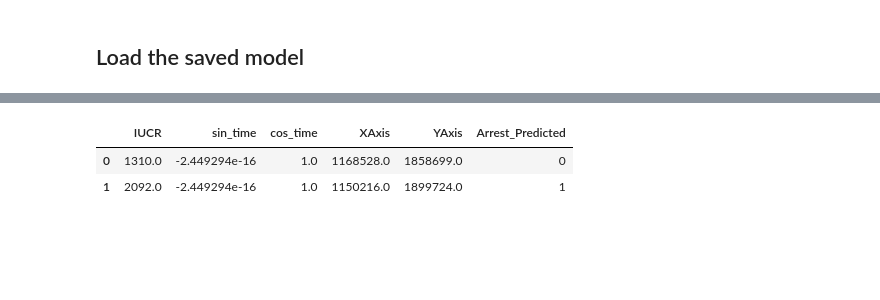
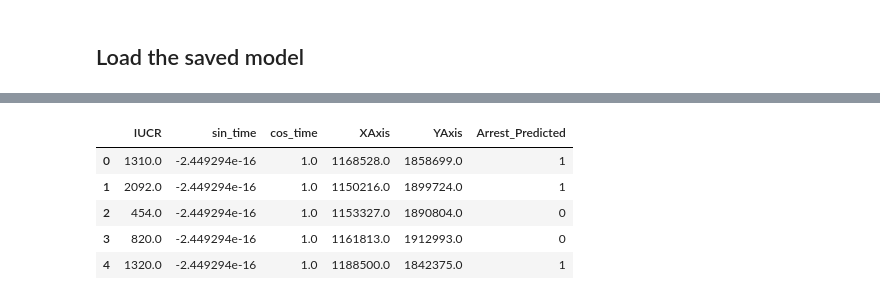
Before and after one commit to divyatv/MachineLearning_ChicagoCrime, a Jupyter notebook: EvaluateLogisticRegression.ipynb, the cells around one changed output, grey strips where cells are left out. Drawn from its saved outputs; the diff is of its cells as text; code cells hidden in the pictures; blank space fills up the shorter version.

```diff
--- a/EvaluateLogisticRegression.ipynb
+++ b/EvaluateLogisticRegression.ipynb
@@ -58,11 +62,14 @@ array([0, 1, 1, 0, 0, 0, 1, 1, 1, 0, 0, 0, 0, 0, 0, 0, 1, 0, 0, 0, 0, 0,
 # %%
 df_predict_arrest['Arrest_Predicted']=lr_cv_model.predict(X_predict)
 # %%
-df_predict_arrest.head(2)
+df_predict_arrest.head(5)
 # %% [output]
 |  | IUCR | sin_time | cos_time | XAxis | YAxis | Arrest_Predicted |
-| 0 | 1310.0 | -2.449294e-16 | 1.0 | 1168528.0 | 1858699.0 | 0 |
+| 0 | 1310.0 | -2.449294e-16 | 1.0 | 1168528.0 | 1858699.0 | 1 |
 | 1 | 2092.0 | -2.449294e-16 | 1.0 | 1150216.0 | 1899724.0 | 1 |
+| 2 | 454.0 | -2.449294e-16 | 1.0 | 1153327.0 | 1890804.0 | 0 |
+| 3 | 820.0 | -2.449294e-16 | 1.0 | 1161813.0 | 1912993.0 | 0 |
+| 4 | 1320.0 | -2.449294e-16 | 1.0 | 1188500.0 | 1842375.0 | 1 |
 # %%
 df_predict_arrest['Actual_Arrest'] = pd.DataFrame([df_predict.Arrest]).transpose()
 # %%
```
Also changed, not shown: parts of 7 cells of this notebook, 59 other files.
